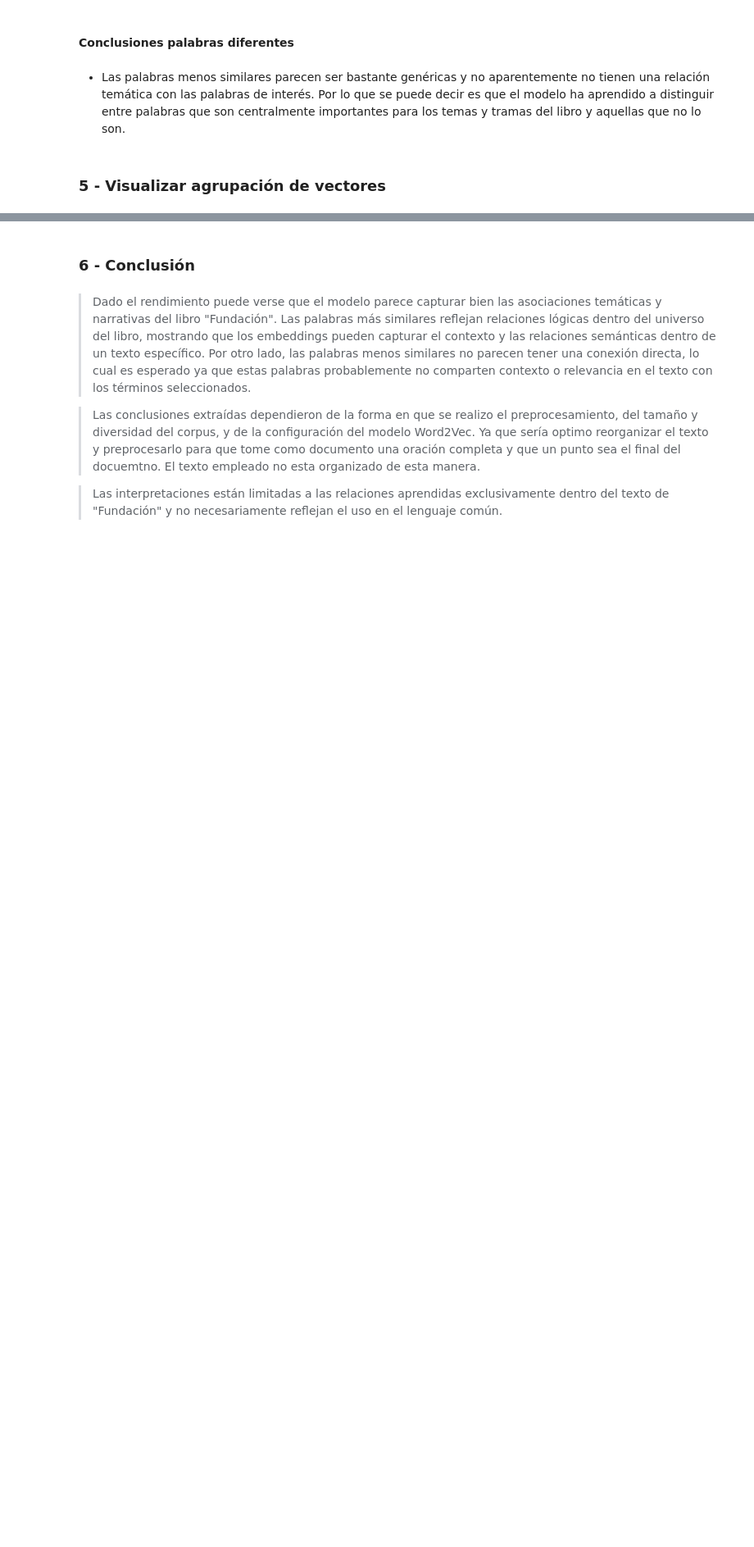
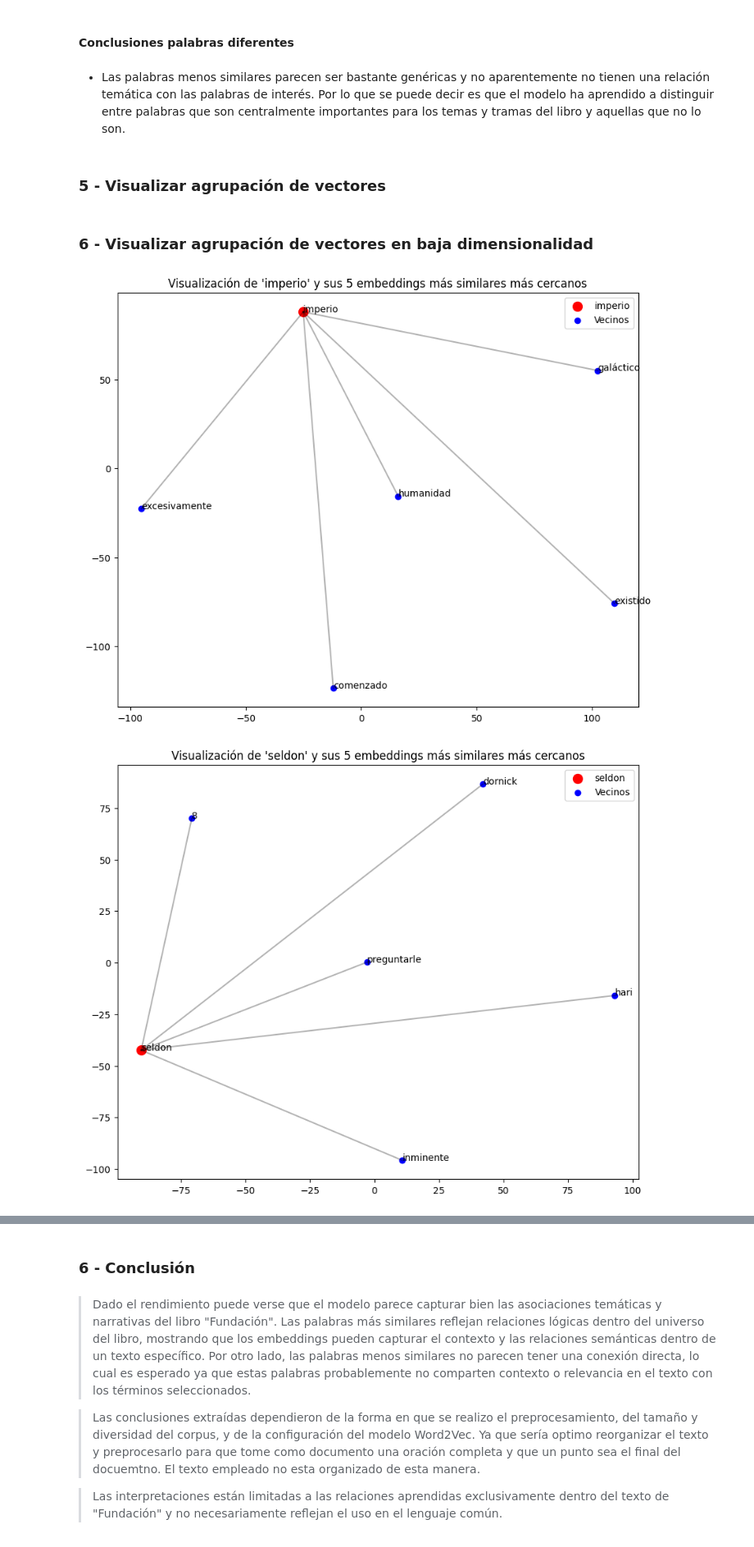
Before and after one commit to jorgeceferinovaldez/procesamiento_lenguaje_natural, a Jupyter notebook: desafio_2/desafio_2.ipynb, the cells around one changed output, grey strips where cells are left out. Shown at 82% size. Saved outputs shown, nothing was run; the diff lists cells and outputs as text; code cells hidden in the pictures; blank space fills up the shorter version.

Commit message:
Agregados gráficos de menor dimensionalidad.

```diff
--- a/desafio_2/desafio_2.ipynb
+++ b/desafio_2/desafio_2.ipynb
@@ -397,3 +404,5 @@ np.savetxt("vectors.tsv", vectors, delimiter="\t")
 with open("labels.tsv", "w") as fp:
     for item in labels:
         fp.write("%s\n" % item)
+# %% [markdown]
+### 6 - Visualizar agrupación de vectores en baja dimensionalidad
@@ -399,0 +445,15 @@ with open("labels.tsv", "w") as fp:
+# %%
+# Grafico las siguientes palabras y sus 5 embdeddings más similares más cercanos
+reducir_y_graficar(w2v_model, 'imperio', similares=True)
+reducir_y_graficar(w2v_model, 'seldon', similares=True)
+reducir_y_graficar(w2v_model, 'gaal', similares=True)
+reducir_y_graficar(w2v_model, 'fundación', similares=True)
+reducir_y_graficar(w2v_model, 'psicohistoria', similares=True)
+reducir_y_graficar(w2v_model, 'enciclopedia', similares=True)
+reducir_y_graficar(w2v_model, 'mulo', similares=True)
+reducir_y_graficar(w2v_model, 'términus', similares=True)
+reducir_y_graficar(w2v_model, 'imperial', similares=True)
+reducir_y_graficar(w2v_model, 'trántor', similares=True)
+# %% [output]
+[figure, added]
+[figure, added]
```
Also changed, not shown: parts of 26 cells of this notebook, 1 other file.
